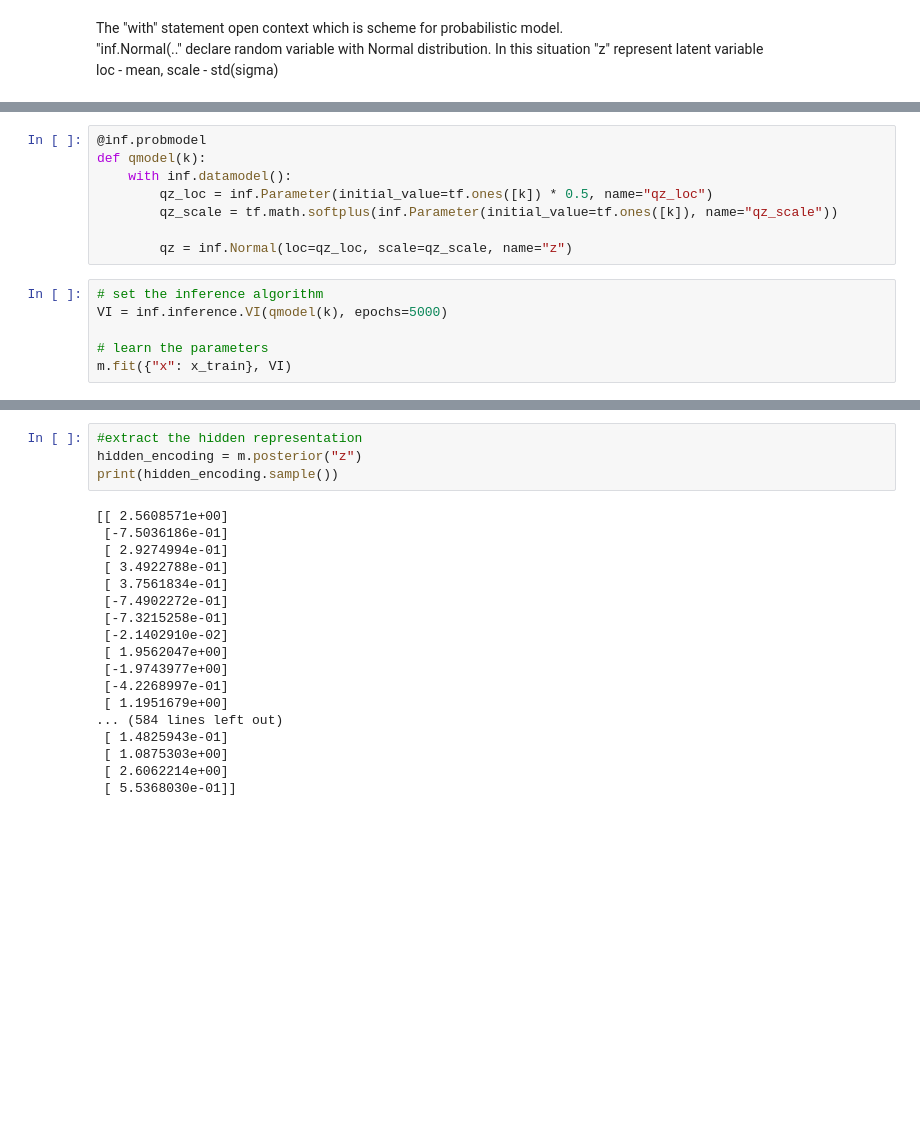
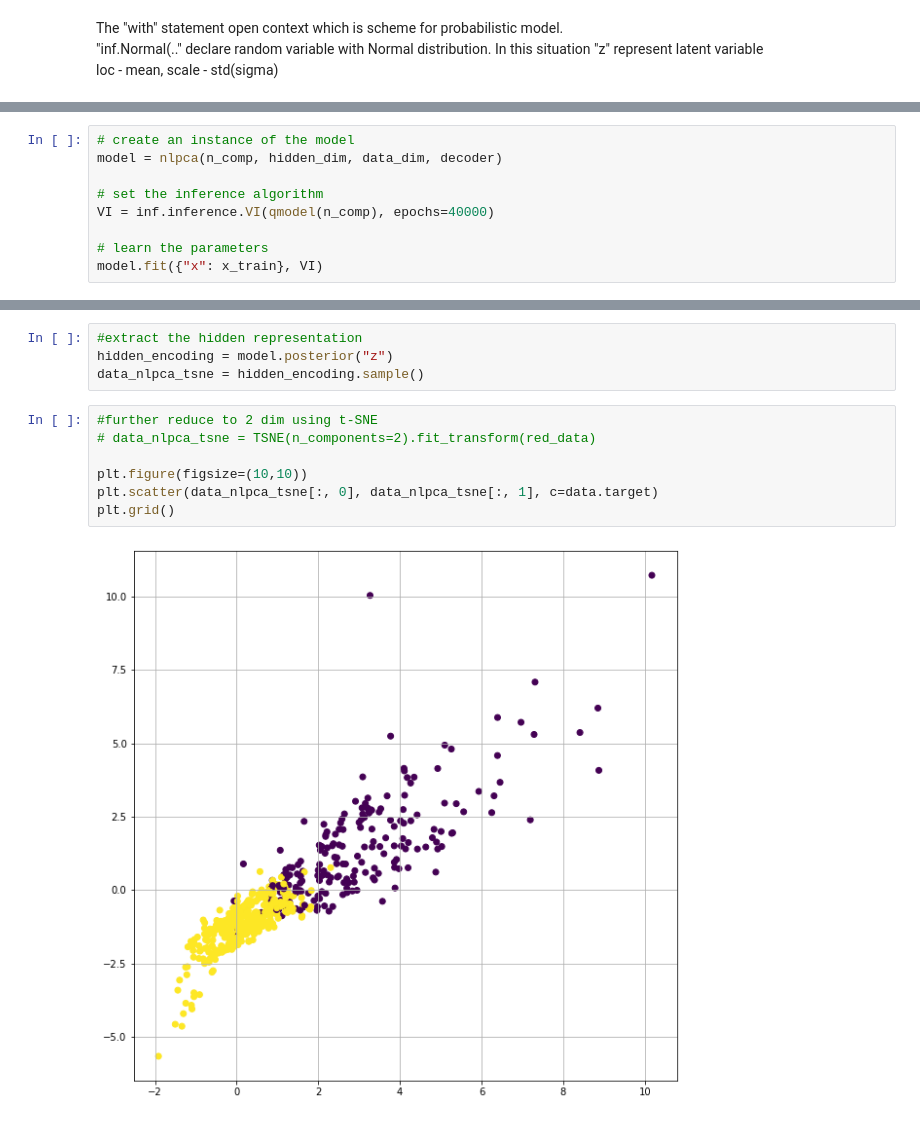
Before and after one commit to BartekKrzepkowski/BayesianNeuralNetwork, a Jupyter notebook: InferPy/InferPy_NLPCA.ipynb, the cells around one changed output, grey strips where cells are left out. Saved outputs shown, nothing was run; the diff lists cells and outputs as text; blank space fills up the shorter version.

Commit message:
nlpca in inferpy

```diff
--- a/InferPy/InferPy_NLPCA.ipynb
+++ b/InferPy/InferPy_NLPCA.ipynb
@@ -46,15 +78,10 @@ m = nlpca(k,dh0,dx, decoder)
-# %%
-@inf.probmodel
-def qmodel(k):
-    with inf.datamodel():
-        qz_loc = inf.Parameter(initial_value=tf.ones([k]) * 0.5, name="qz_loc")
-        qz_scale = tf.math.softplus(inf.Parameter(initial_value=tf.ones([k]), name="qz_scale"))
-
-        qz = inf.Normal(loc=qz_loc, scale=qz_scale, name="z")
 # %%
+# create an instance of the model
+model = nlpca(n_comp, hidden_dim, data_dim, decoder)
+
 # set the inference algorithm
-VI = inf.inference.VI(qmodel(k), epochs=5000)
+VI = inf.inference.VI(qmodel(n_comp), epochs=40000)
 
 # learn the parameters
-m.fit({"x": x_train}, VI)
+model.fit({"x": x_train}, VI)
 # %% [output]
@@ -81,22 +125,13 @@ Prefer Variable.assign which has equivalent behavior in 2.X.
 # %%
 #extract the hidden representation
-hidden_encoding = m.posterior("z")
-print(hidden_encoding.sample())
+hidden_encoding = model.posterior("z")
+data_nlpca_tsne = hidden_encoding.sample()
-# %% [output]
-[[ 2.5608571e+00]
- [-7.5036186e-01]
- [ 2.9274994e-01]
- [ 3.4922788e-01]
- [ 3.7561834e-01]
- [-7.4902272e-01]
- [-7.3215258e-01]
- [-2.1402910e-02]
- [ 1.9562047e+00]
- [-1.9743977e+00]
- [-4.2268997e-01]
- [ 1.1951679e+00]
-... (584 lines left out)
- [ 1.4825943e-01]
- [ 1.0875303e+00]
- [ 2.6062214e+00]
- [ 5.5368030e-01]]
+# %%
+#further reduce to 2 dim using t-SNE
+# data_nlpca_tsne = TSNE(n_components=2).fit_transform(red_data)
+
+plt.figure(figsize=(10,10))
+plt.scatter(data_nlpca_tsne[:, 0], data_nlpca_tsne[:, 1], c=data.target)
+plt.grid()
+# %% [output]
+[figure, added]
```
Also changed, not shown: parts of 11 cells of this notebook, 9 other files.
